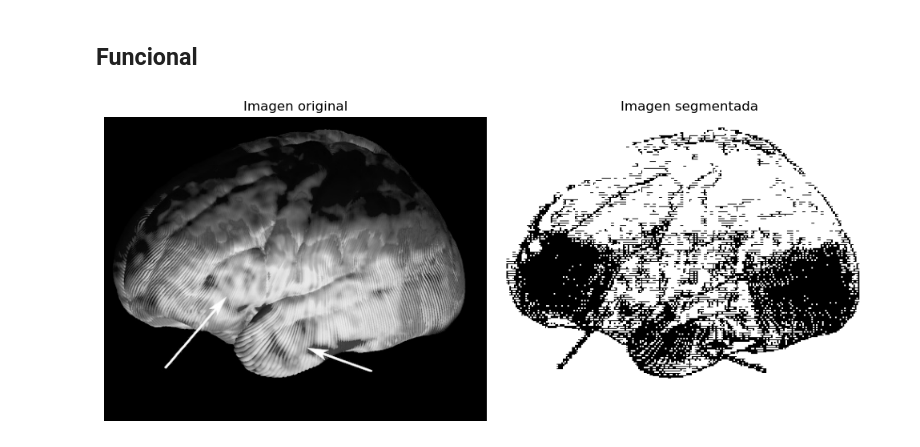
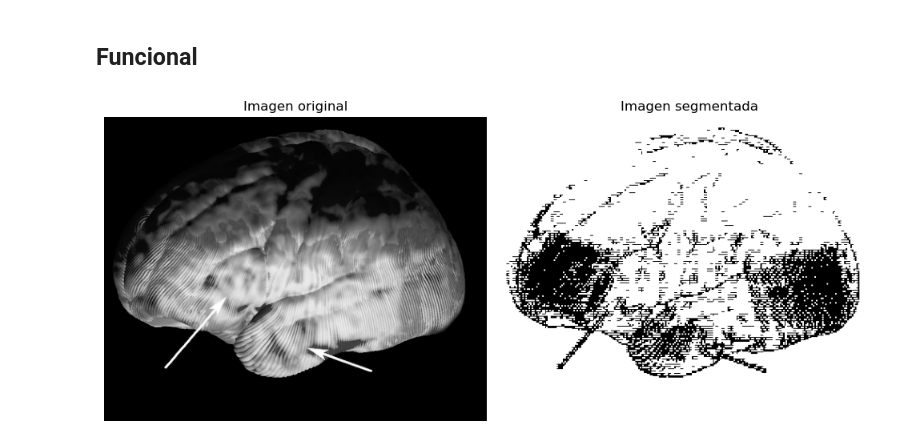
Before and after one commit to Lariicsa/pc_t3, a Jupyter notebook: split_and_merge.ipynb, the cells around one changed output. Saved outputs shown, nothing was run; the diff lists cells and outputs as text; code cells hidden in the pictures.

```diff
--- a/split_and_merge.ipynb
+++ b/split_and_merge.ipynb
@@ -30,35 +30,36 @@ def split_and_merge(image, threshold):
 
     def merge_regions(segmented):
         # Placeholder function for merging adjacent regions if needed
+
         return segmented
 
     if len(image.shape) == 3:
         image = cv2.cvtColor(image, cv2.COLOR_BGR2GRAY)
     segmented_image = recursive_split(image)
     segmented_image = merge_regions(segmented_image)
     return segmented_image
 
 def main():
     file_path = "assets/adhd_brain.jpeg"
     image = cv2.imread(file_path, cv2.IMREAD_GRAYSCALE)
-    threshold = 20  # Adjust this value as needed
+    threshold = 30  # Adjust this value as needed
     result = split_and_merge(image, threshold)
 
     plt.figure(figsize=(10, 5))
     plt.subplot(1, 2, 1)
     plt.title('Imagen original')
     plt.imshow(image, cmap='gray')
     plt.axis('off')
 
     plt.subplot(1, 2, 2)
     plt.title('Imagen segmentada')
     plt.imshow(result * 255, cmap='gray')
     plt.axis('off')
 
     plt.tight_layout()
     plt.show()
 
 if __name__ == "__main__":
     main()
 # %% [output]
-[figure, old version]
+[figure, new version]
```
Also changed, not shown: parts of 3 cells of this notebook, 7 other files.
